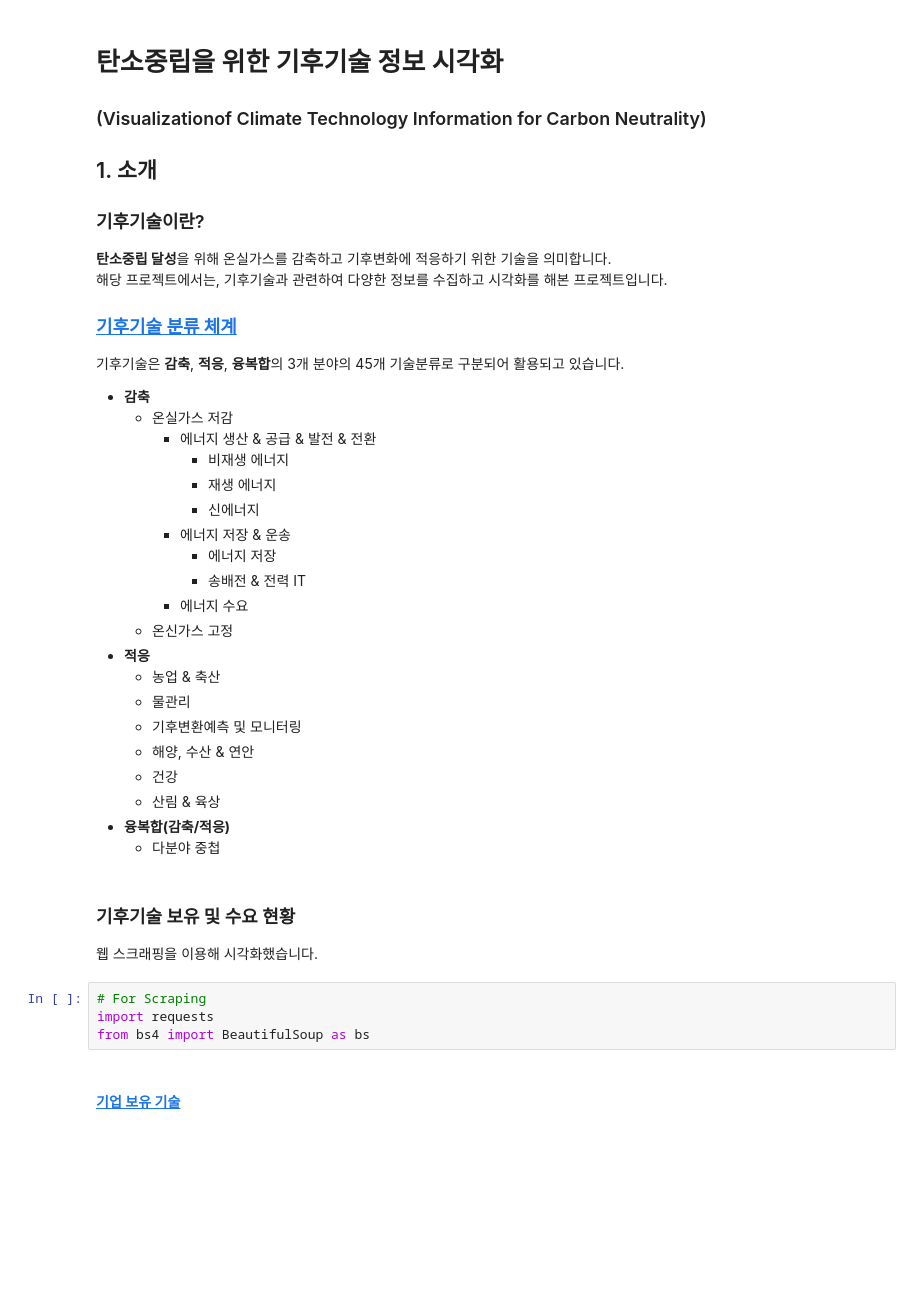
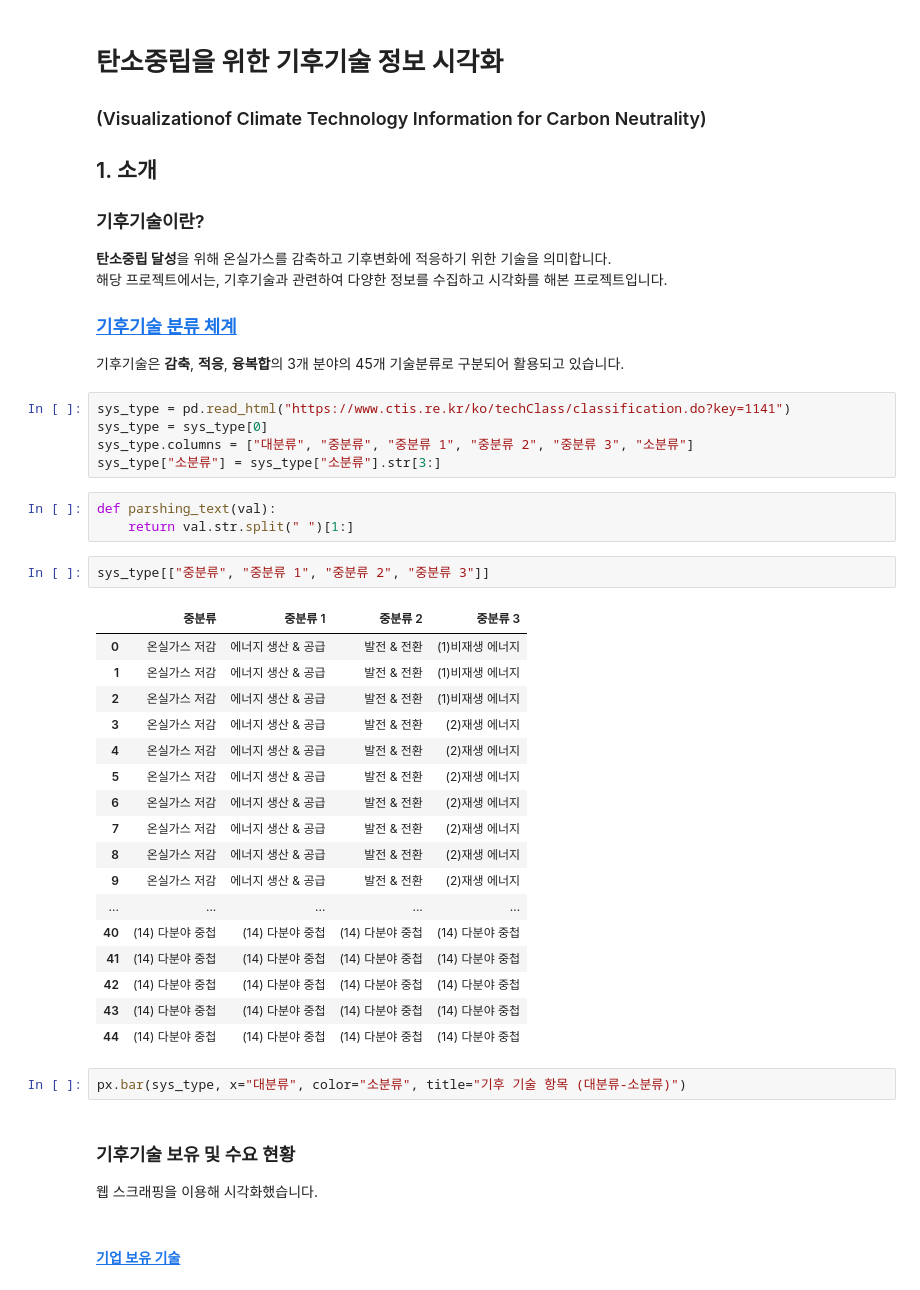
Before and after one commit to nuyhc/Mini_Project, a Jupyter notebook: 4. V_CTI_CN/v_cti_cn.ipynb, the cells around one changed output. Saved outputs shown, nothing was run; the diff lists cells and outputs as text; blank space fills up the shorter version.

```diff
--- a/4. V_CTI_CN/v_cti_cn.ipynb
+++ b/4. V_CTI_CN/v_cti_cn.ipynb
@@ -8,34 +8,39 @@
 
 ### [기후기술 분류 체계](https://www.ctis.re.kr/ko/techClass/classification.do?key=1141)
 기후기술은 **감축**, **적응**, **융복합**의 3개 분야의 45개 기술분류로 구분되어 활용되고 있습니다.
-
-- **감축**
-  - 온실가스 저감
-    - 에너지 생산 & 공급 & 발전 & 전환
-      - 비재생 에너지
-      - 재생 에너지
-      - 신에너지
-    - 에너지 저장 & 운송
-      - 에너지 저장
-      - 송배전 & 전력 IT
-    - 에너지 수요
-  - 온신가스 고정
-- **적응**
-  - 농업 & 축산
-  - 물관리
-  - 기후변환예측 및 모니터링
-  - 해양, 수산 & 연안
-  - 건강
-  - 산림 & 육상
-- **융복합(감축/적응)**
-  - 다분야 중첩
+# %%
+sys_type = pd.read_html("https://www.ctis.re.kr/ko/techClass/classification.do?key=1141")
+sys_type = sys_type[0]
+sys_type.columns = ["대분류", "중분류", "중분류 1", "중분류 2", "중분류 3", "소분류"]
+sys_type["소분류"] = sys_type["소분류"].str[3:]
+# %%
+def parshing_text(val):
+    return val.str.split(" ")[1:]
+# %%
+sys_type[["중분류", "중분류 1", "중분류 2", "중분류 3"]]
+# %% [output]
+|  | 중분류 | 중분류 1 | 중분류 2 | 중분류 3 |
+| 0 | 온실가스 저감 | 에너지 생산 & 공급 | 발전 & 전환 | (1)비재생 에너지 |
+| 1 | 온실가스 저감 | 에너지 생산 & 공급 | 발전 & 전환 | (1)비재생 에너지 |
+| 2 | 온실가스 저감 | 에너지 생산 & 공급 | 발전 & 전환 | (1)비재생 에너지 |
+| 3 | 온실가스 저감 | 에너지 생산 & 공급 | 발전 & 전환 | (2)재생 에너지 |
+| 4 | 온실가스 저감 | 에너지 생산 & 공급 | 발전 & 전환 | (2)재생 에너지 |
+| 5 | 온실가스 저감 | 에너지 생산 & 공급 | 발전 & 전환 | (2)재생 에너지 |
+| 6 | 온실가스 저감 | 에너지 생산 & 공급 | 발전 & 전환 | (2)재생 에너지 |
+| 7 | 온실가스 저감 | 에너지 생산 & 공급 | 발전 & 전환 | (2)재생 에너지 |
+| 8 | 온실가스 저감 | 에너지 생산 & 공급 | 발전 & 전환 | (2)재생 에너지 |
+| 9 | 온실가스 저감 | 에너지 생산 & 공급 | 발전 & 전환 | (2)재생 에너지 |
+| ... | ... | ... | ... | ... |
+| 40 | (14) 다분야 중첩 | (14) 다분야 중첩 | (14) 다분야 중첩 | (14) 다분야 중첩 |
+| 41 | (14) 다분야 중첩 | (14) 다분야 중첩 | (14) 다분야 중첩 | (14) 다분야 중첩 |
+| 42 | (14) 다분야 중첩 | (14) 다분야 중첩 | (14) 다분야 중첩 | (14) 다분야 중첩 |
+| 43 | (14) 다분야 중첩 | (14) 다분야 중첩 | (14) 다분야 중첩 | (14) 다분야 중첩 |
+| 44 | (14) 다분야 중첩 | (14) 다분야 중첩 | (14) 다분야 중첩 | (14) 다분야 중첩 |
+# %%
+px.bar(sys_type, x="대분류", color="소분류", title="기후 기술 항목 (대분류-소분류)")
 # %% [markdown]
 ### 기후기술 보유 및 수요 현황
 웹 스크래핑을 이용해 시각화했습니다.
-# %%
-# For Scraping
-import requests
-from bs4 import BeautifulSoup as bs
 # %% [markdown]
 #### [기업 보유 기술](https://www.ctis.re.kr/ko/suplyTchnlgy/suplyTchnlgyList.do?key=1697)
 # %% [markdown]
```
Also changed, not shown: parts of 1 cell of this notebook.
